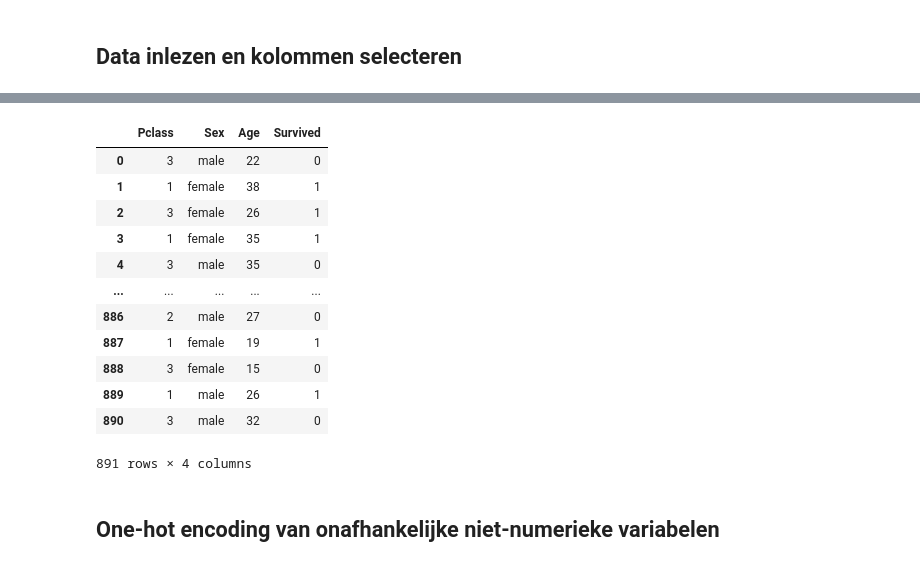
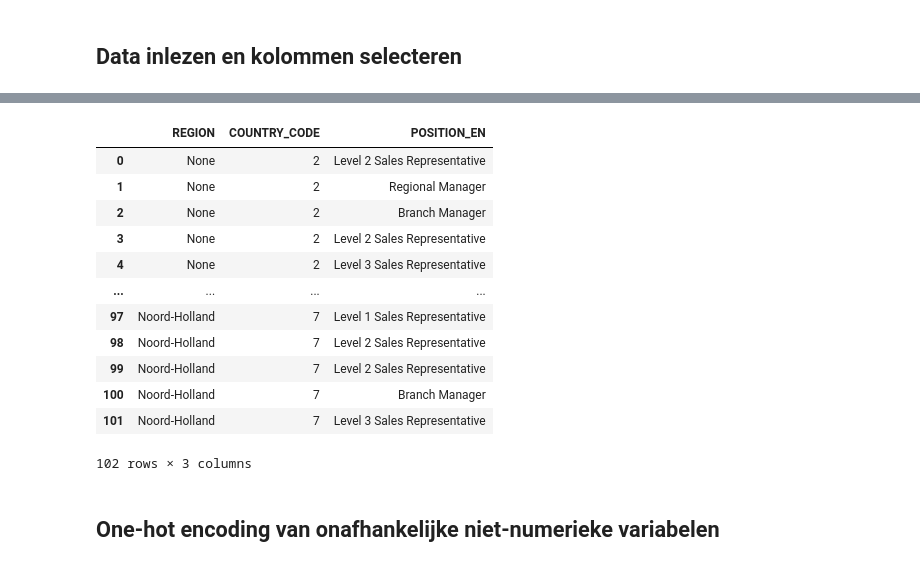
Before and after one commit to david1law/DEDS_Portfolio, a Jupyter notebook: Practicum_9.1_Opdrachten.ipynb, the cells around one changed output, grey strips where cells are left out. Drawn from its saved outputs; the diff is of its cells as text; code cells hidden in the pictures.

```diff
--- a/Practicum_9.1_Opdrachten.ipynb
+++ b/Practicum_9.1_Opdrachten.ipynb
@@ -37,0 +16,10 @@ df
+# %%
+go_sales = s3.connect('go_sales.sqlite')
+go_crm = s3.connect('go_crm.sqlite')
+
+sales_branch = pd.read_sql_query('SELECT * FROM sales_branch', go_sales)
+sales_staff = pd.read_sql_query('SELECT * FROM sales_staff', go_sales)
+retailer_segment = pd.read_sql_query('SELECT * FROM retailer_segment', go_crm)
+
+df = pd.merge(sales_branch, sales_staff, left_on='SALES_BRANCH_CODE', how='inner', right_on='SALES_BRANCH_CODE')
+df
@@ -38,20 +40,20 @@ df
 # %%
-df = df.loc[:, ['Pclass', 'Sex', 'Age', 'Survived']]
+df = df.loc[:, ['CITY', 'COUNTRY_CODE', 'POSITION_EN']]
 df
 # %% [output]
-|  | Pclass | Sex | Age | Survived |
-| 0 | 3 | male | 22 | 0 |
-| 1 | 1 | female | 38 | 1 |
-| 2 | 3 | female | 26 | 1 |
-| 3 | 1 | female | 35 | 1 |
-| 4 | 3 | male | 35 | 0 |
-| ... | ... | ... | ... | ... |
-| 886 | 2 | male | 27 | 0 |
-| 887 | 1 | female | 19 | 1 |
-| 888 | 3 | female | 15 | 0 |
-| 889 | 1 | male | 26 | 1 |
-| 890 | 3 | male | 32 | 0 |
+|  | REGION | COUNTRY_CODE | POSITION_EN |
+| 0 | None | 2 | Level 2 Sales Representative |
+| 1 | None | 2 | Regional Manager |
+| 2 | None | 2 | Branch Manager |
+| 3 | None | 2 | Level 2 Sales Representative |
+| 4 | None | 2 | Level 3 Sales Representative |
+| ... | ... | ... | ... |
+| 97 | Noord-Holland | 7 | Level 1 Sales Representative |
+| 98 | Noord-Holland | 7 | Level 2 Sales Representative |
+| 99 | Noord-Holland | 7 | Level 2 Sales Representative |
+| 100 | Noord-Holland | 7 | Branch Manager |
+| 101 | Noord-Holland | 7 | Level 3 Sales Representative |
-891 rows × 4 columns
+102 rows × 3 columns
 # %% [markdown]
 ## One-hot encoding van onafhankelijke niet-numerieke variabelen
 # %%
```
Also changed, not shown: parts of 7 cells of this notebook, 3 other files.
